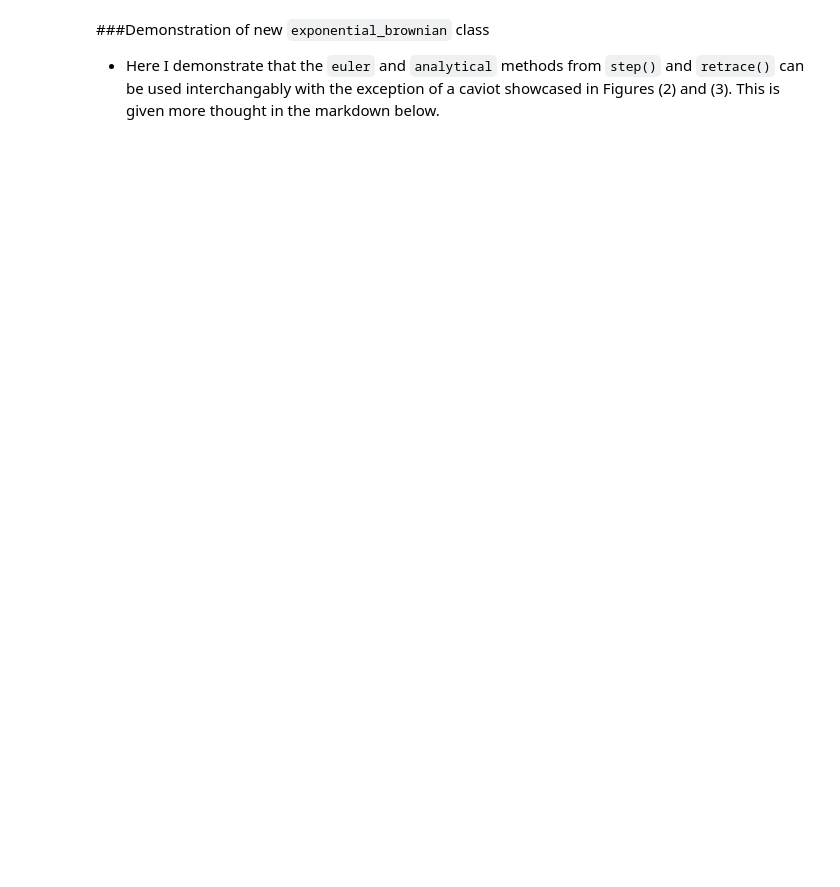
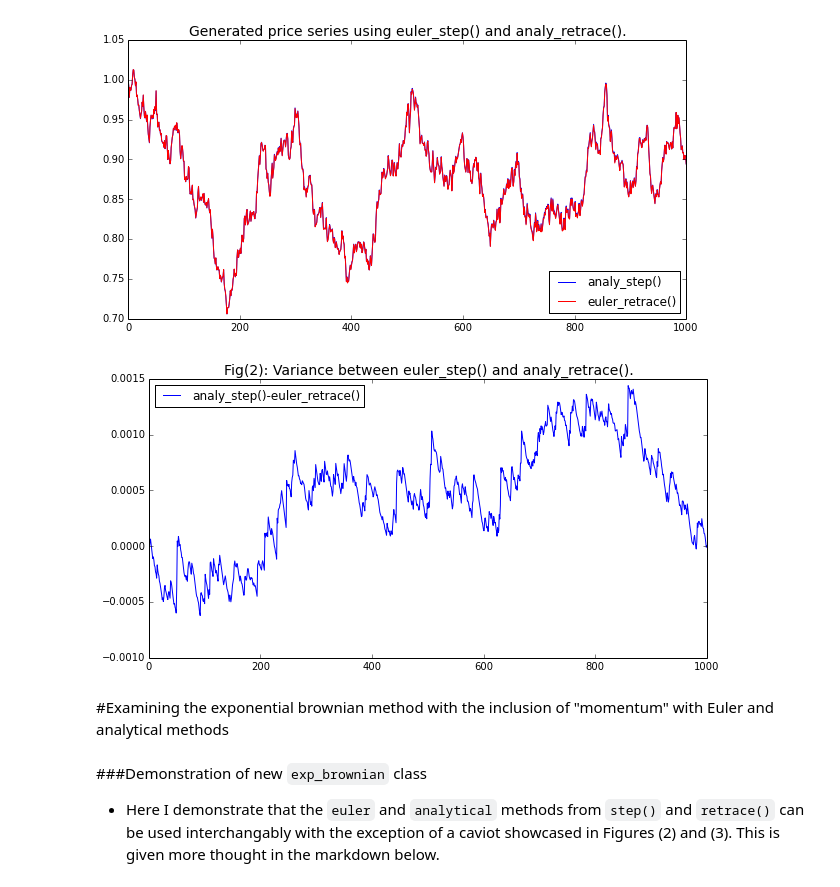
Before and after one commit to rmorshea/quantfi, a Jupyter notebook: Euler_vs_Analytical.ipynb, the cells around one changed output. Saved outputs shown, nothing was run; the diff lists cells and outputs as text; code cells hidden in the pictures; blank space fills up the shorter version.

```diff
--- a/Euler_vs_Analytical.ipynb
+++ b/Euler_vs_Analytical.ipynb
@@ -148,0 +248,29 @@ class exponential_brownian:
+# %%
+Stock1 = exp_brownian(0.0001,1,1,1)
+Stock2 = exp_brownian(0.0001,1,1,1)
+
+Stock1.analy_step(1000)
+x1=range(len(Stock1.w_series))
+y1=Stock1.p_series
+
+Stock2.euler_retrace('weiner', Stock1.w_series)
+x2=range(len(Stock2.w_series))
+y2=Stock2.p_series
+
+plt.figure(figsize = (10,5))
+plt.plot(x1,y1,color='b', label='analy_step()')
+plt.plot(x2,y2,color='r', label='euler_retrace()')
+plt.title('Generated price series using euler_step() and analy_retrace().', fontsize=14)
+plt.legend(loc='best')
+plt.show()
+
+plt.figure(figsize = (10,5))
+plt.plot(x1,np.array(y1)-np.array(y2),label='analy_step()-euler_retrace()')
+plt.title('Fig(2): Variance between euler_step() and analy_retrace().', fontsize=14)
+plt.legend(loc='best')
+plt.show()
+# %% [output]
+[figure, added]
+[figure, added]
+# %% [markdown]
+#Examining the exponential brownian method with the inclusion of "momentum" with Euler and analytical methods
@@ -149,4 +396,4 @@ class exponential_brownian:
 # %% [markdown]
-###Demonstration of new `exponential_brownian` class
+###Demonstration of new `exp_brownian` class
 + Here I demonstrate that the `euler` and `analytical` methods from `step()` and `retrace()` can be used interchangably with the exception of a caviot showcased in Figures (2) and (3). This is given more thought in the markdown below.
 # %%
```
Also changed, not shown: parts of 14 cells of this notebook.
